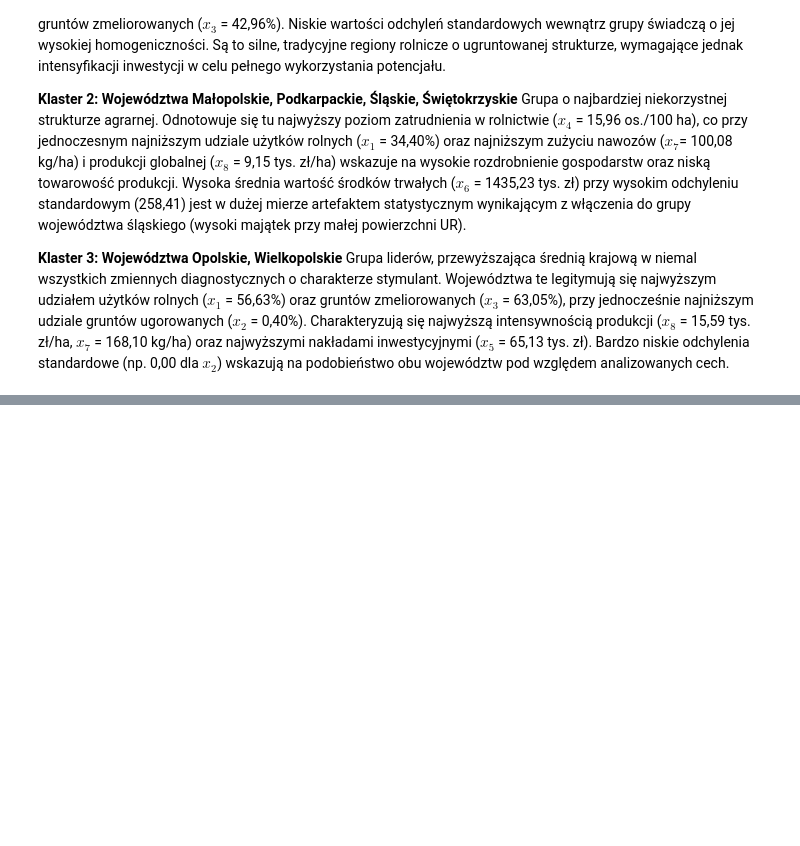
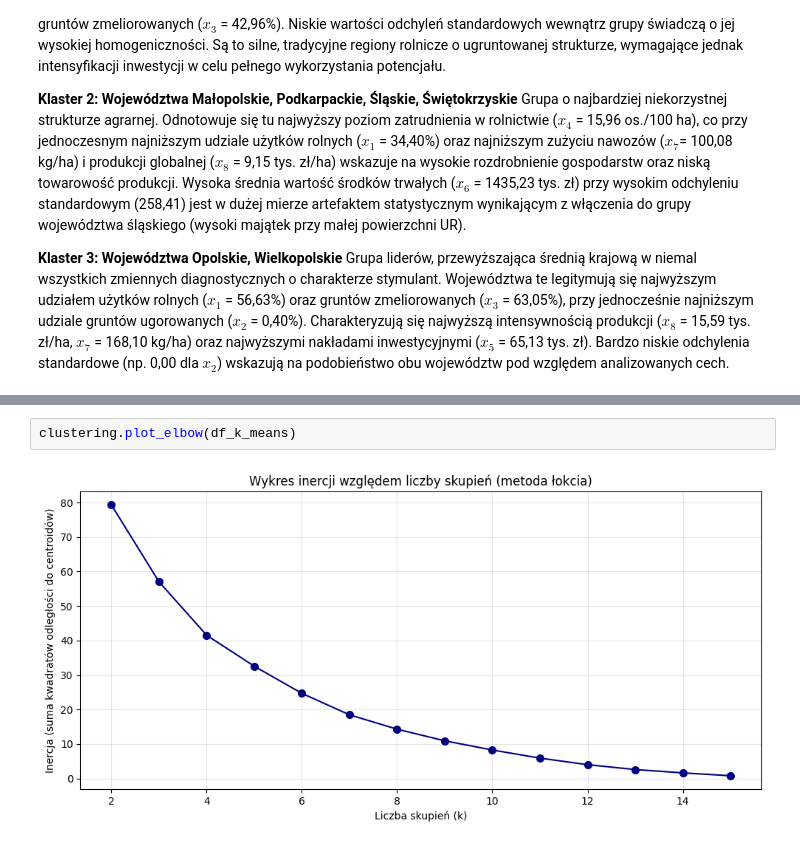
Before and after one commit to pawszu908/sad-project-1, a Jupyter notebook: Analiza.ipynb, the cells around one changed output, grey strips where cells are left out. Saved outputs shown, nothing was run; the diff lists cells and outputs as text; blank space fills up the shorter version.

```diff
--- a/Analiza.ipynb
+++ b/Analiza.ipynb
@@ -421,0 +434,4 @@ Grupa liderów, przewyższająca średnią krajową w niemal wszystkich zmiennyc
+# %%
+clustering.plot_elbow(df_k_means)
+# %% [output]
+[figure, added]
```
Also changed, not shown: parts of 9 cells of this notebook, 1 other file.
